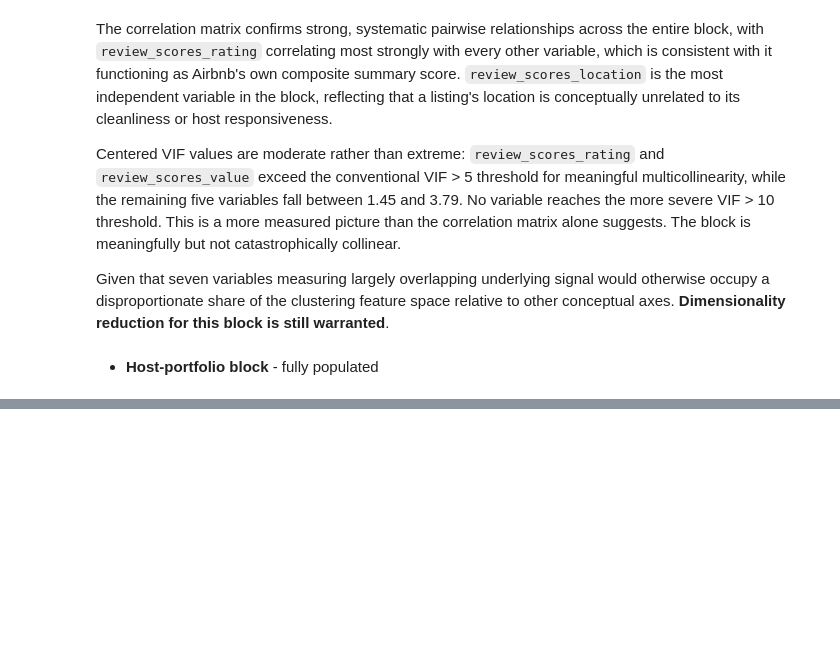
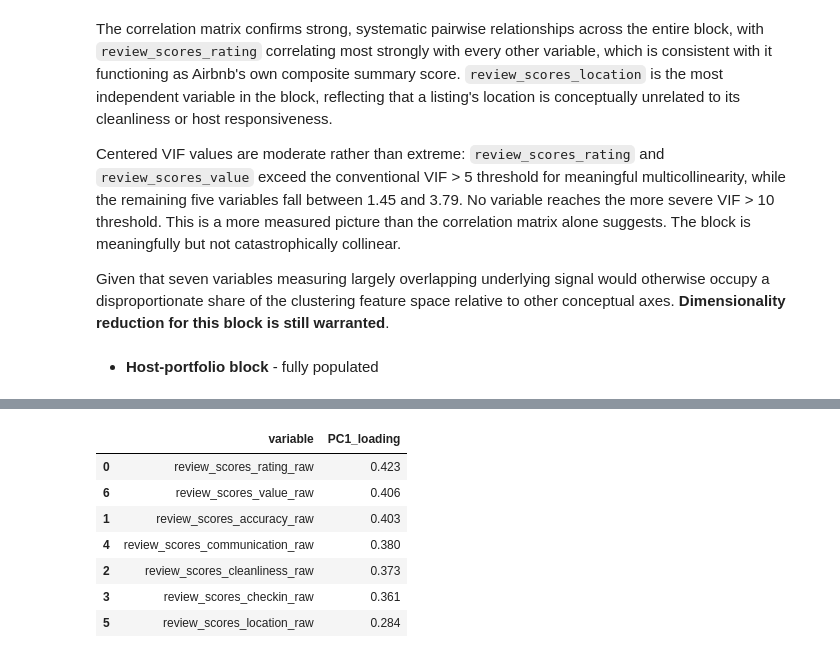
Before and after one commit to pln6/airbnb-market-segmentation-analysis, a Jupyter notebook: notebooks/02_feature_engineering.ipynb, the cells around one changed output, grey strips where cells are left out. Drawn from its saved outputs; the diff is of its cells as text; code cells hidden in the pictures; blank space fills up the shorter version.

```diff
--- a/notebooks/02_feature_engineering.ipynb
+++ b/notebooks/02_feature_engineering.ipynb
@@ -411,0 +457,17 @@ Since only the listings-count trio shows structural redundancy, there is no need
+# %%
+# how much each raw variable contributes to the first component
+pc1_loadings = pd.DataFrame({
+    'variable': review_score_raw_cols,
+    'PC1_loading': pca.components_[0]
+}).sort_values('PC1_loading', key=abs, ascending=False)
+
+display(pc1_loadings.round(3))
+# %% [output]
+|  | variable | PC1_loading |
+| 0 | review_scores_rating_raw | 0.423 |
+| 6 | review_scores_value_raw | 0.406 |
+| 1 | review_scores_accuracy_raw | 0.403 |
+| 4 | review_scores_communication_raw | 0.380 |
+| 2 | review_scores_cleanliness_raw | 0.373 |
+| 3 | review_scores_checkin_raw | 0.361 |
+| 5 | review_scores_location_raw | 0.284 |
```
Also changed, not shown: parts of 13 cells of this notebook.
